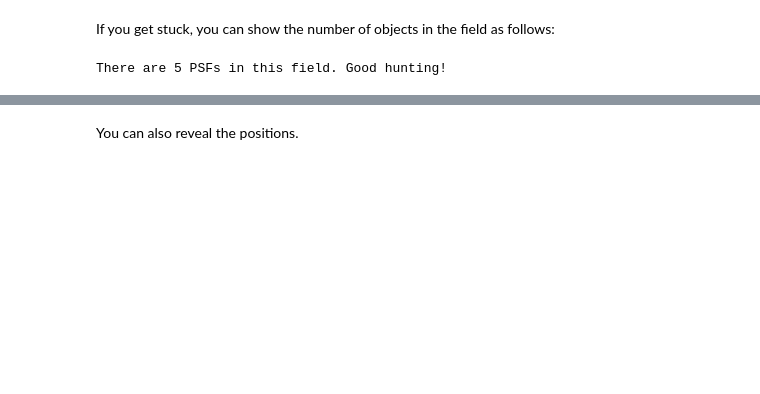
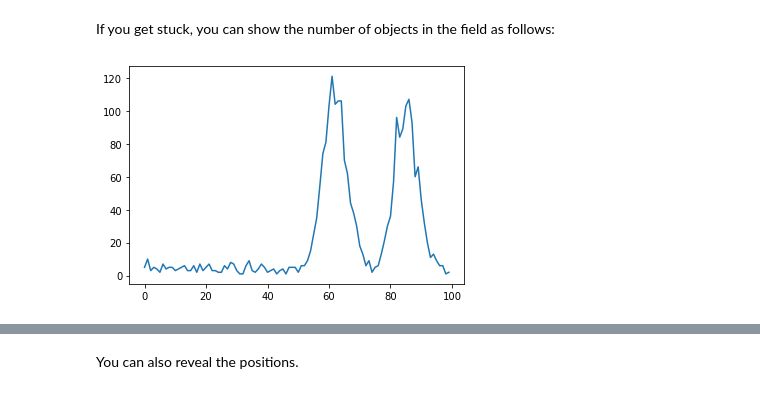
Before and after one commit to Hazel-H/astrolabs-PH30116-, a Jupyter notebook: PH30116/Chapter2_AperturePhotometry.ipynb, the cells around one changed output, grey strips where cells are left out. Cells and saved outputs as stored; diff of their text form; code cells hidden in the pictures; blank space fills up the shorter version.

```diff
--- a/PH30116/Chapter2_AperturePhotometry.ipynb
+++ b/PH30116/Chapter2_AperturePhotometry.ipynb
@@ -433,6 +469,6 @@ A crowded field with several psfs. RON is 1.58
 # %% [markdown]
 If you get stuck, you can show the number of objects in the field as follows:
-# %%
-test_crowded.show_objectnumber()
-# %% [output]
-There are 5 PSFs in this field. Good hunting!
+# %%
+test_crowded.plot_x(40)
+# %% [output]
+[figure, added]
```
Also changed, not shown: parts of 32 cells of this notebook, 39 other files.
